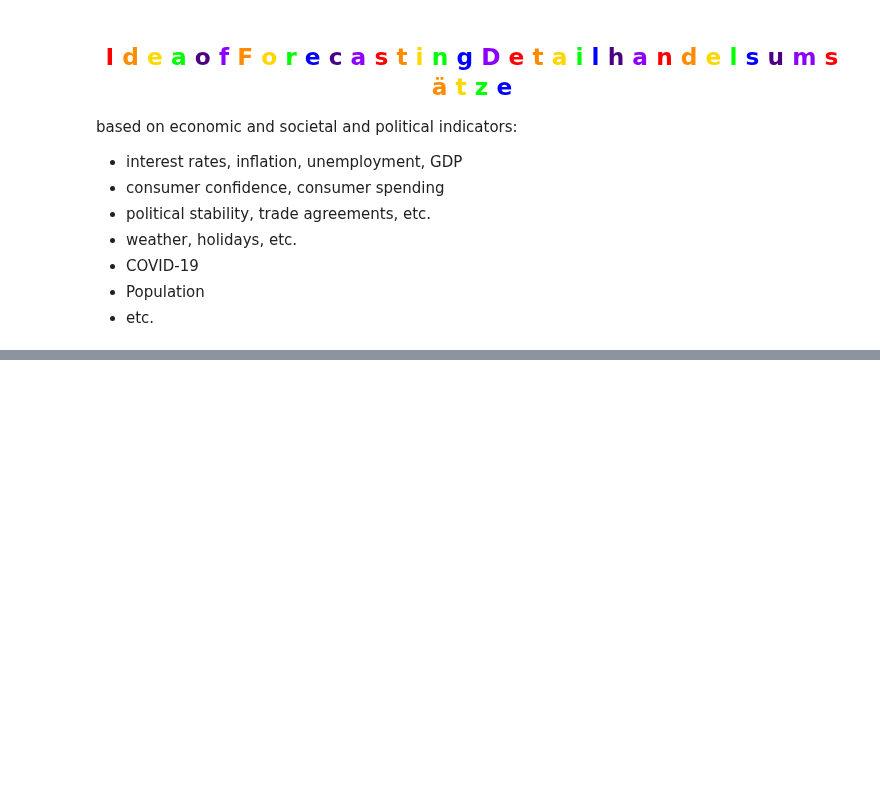
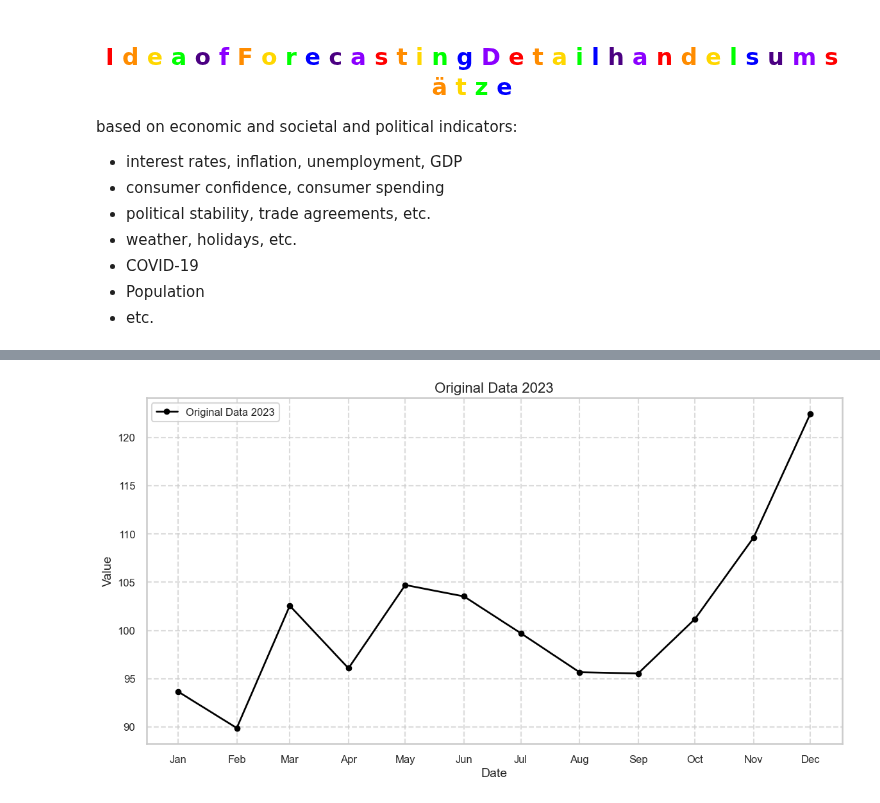
Before and after one commit to joejoejoejor/Its-Wekk, a Jupyter notebook: TestingDetailhandel/Detailhandelsumsätz.ipynb, the cells around one changed output, grey strips where cells are left out. Cells and saved outputs as stored; diff of their text form; code cells hidden in the pictures; blank space fills up the shorter version.

```diff
--- a/TestingDetailhandel/Detailhandelsumsätz.ipynb
+++ b/TestingDetailhandel/Detailhandelsumsätz.ipynb
@@ -117,0 +126,27 @@ See the caveats in the documentation: https://pandas.pydata.org/pandas-docs/stab
+# %%
+import matplotlib.dates as mdates
+
+# Ensure the index is a datetime index
+i0_data.index = pd.to_datetime(i0_data.index)
+
+# Filter the data for the year 2023
+i0_data_2023 = i0_data[i0_data.index.year == 2023]
+
+# Plot the original data for 2023
+plt.figure(figsize=(14, 7))
+plt.plot(i0_data_2023[2], label='Original Data 2023', color='black', marker='o', linestyle='-', linewidth=2, markersize=6)
+plt.title('Original Data 2023', fontsize=16)
+plt.xlabel('Date', fontsize=14)
+plt.ylabel('Value', fontsize=14)
+plt.legend(loc='best', fontsize=12)
+plt.grid(True, linestyle='--', alpha=0.7)
+plt.xticks(fontsize=12)
+plt.yticks(fontsize=12)
+
+# Set the x-axis major locator to month
+plt.gca().xaxis.set_major_locator(mdates.MonthLocator())
+plt.gca().xaxis.set_major_formatter(mdates.DateFormatter('%b'))
+
+plt.show()
+# %% [output]
+[figure, added]
```
Also changed, not shown: parts of 1 cell of this notebook.
